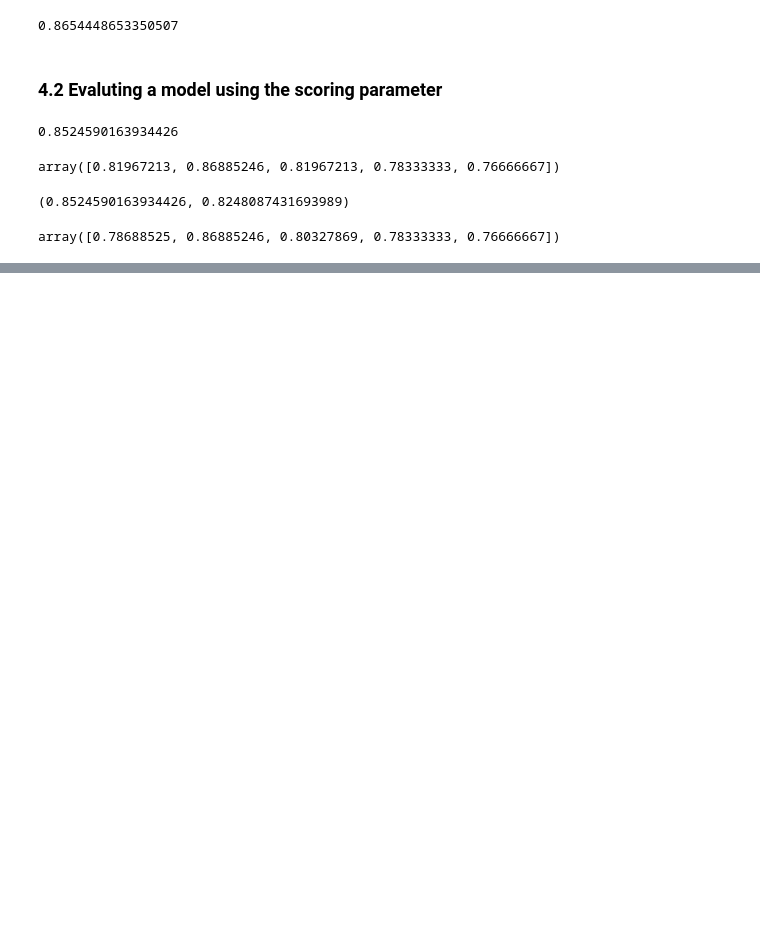
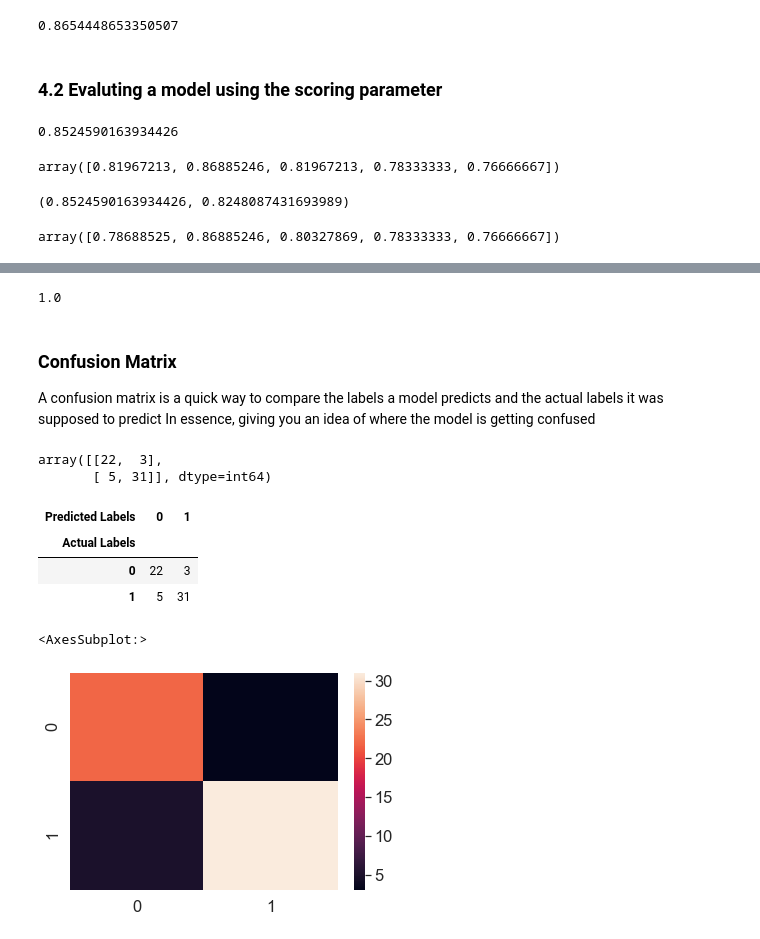
Before and after one commit to Ann-pixel/data-analysis, a Jupyter notebook: intro-scikit/intro-to-sci-kit-learn.ipynb, the cells around one changed output, grey strips where cells are left out. Cells and saved outputs as stored; diff of their text form; code cells hidden in the pictures; blank space fills up the shorter version.

Commit message:
confusion matrix and classification report

```diff
--- a/intro-scikit/intro-to-sci-kit-learn.ipynb
+++ b/intro-scikit/intro-to-sci-kit-learn.ipynb
@@ -877,0 +877,39 @@ roc_auc_score(y_test, y_test)
+# %%
+roc_auc_score(y_test, y_test)
+# %% [output]
+1.0
+# %% [markdown]
+### Confusion Matrix
+A confusion matrix is a quick way to compare the labels a model predicts and the actual labels it was supposed to predict
+In essence, giving you an idea of where the model is getting confused
+# %%
+#import confusion matrix
+
+y_preds = clf.predict(X_test)
+confusion_matrix(y_test, y_preds)
+# %% [output]
+array([[22,  3],
+       [ 5, 31]], dtype=int64)
+# %%
+#Visualise confusion matrix with pd.crosstab()
+pd.crosstab(y_test, y_preds, rownames= ["Actual Labels"],
+           colnames = ["Predicted Labels"])
+# %% [output]
+| Predicted Labels | 0 | 1 |
+| Actual Labels |  |  |
+| 0 | 22 | 3 |
+| 1 | 5 | 31 |
+# %%
+#make confusion matrix more visual with seaborn heatmap
+# import seaborn as sns
+
+
+#set the font scale
+sns.set(font_scale = 1.5)
+
+#create confusion matrix
+conf_mat = confusion_matrix(y_test, y_preds)
+sns.heatmap(conf_mat)
+# %% [output]
+<AxesSubplot:>
+[figure, added]
```
Also changed, not shown: parts of 35 cells of this notebook.
